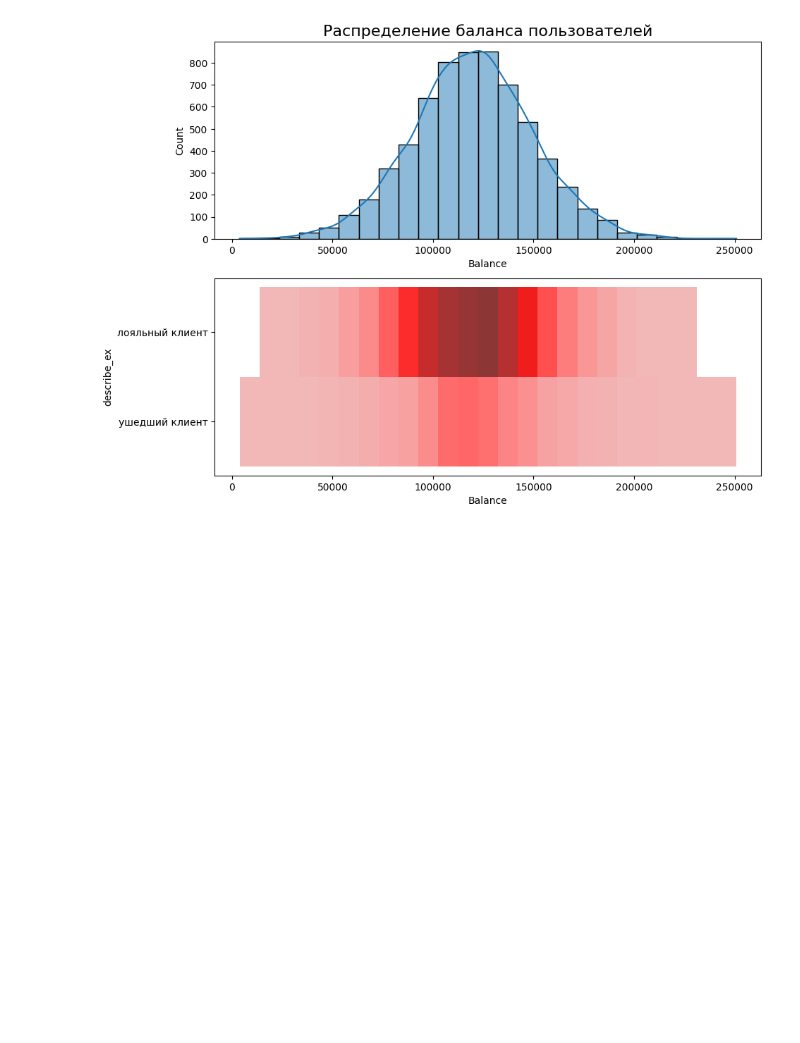
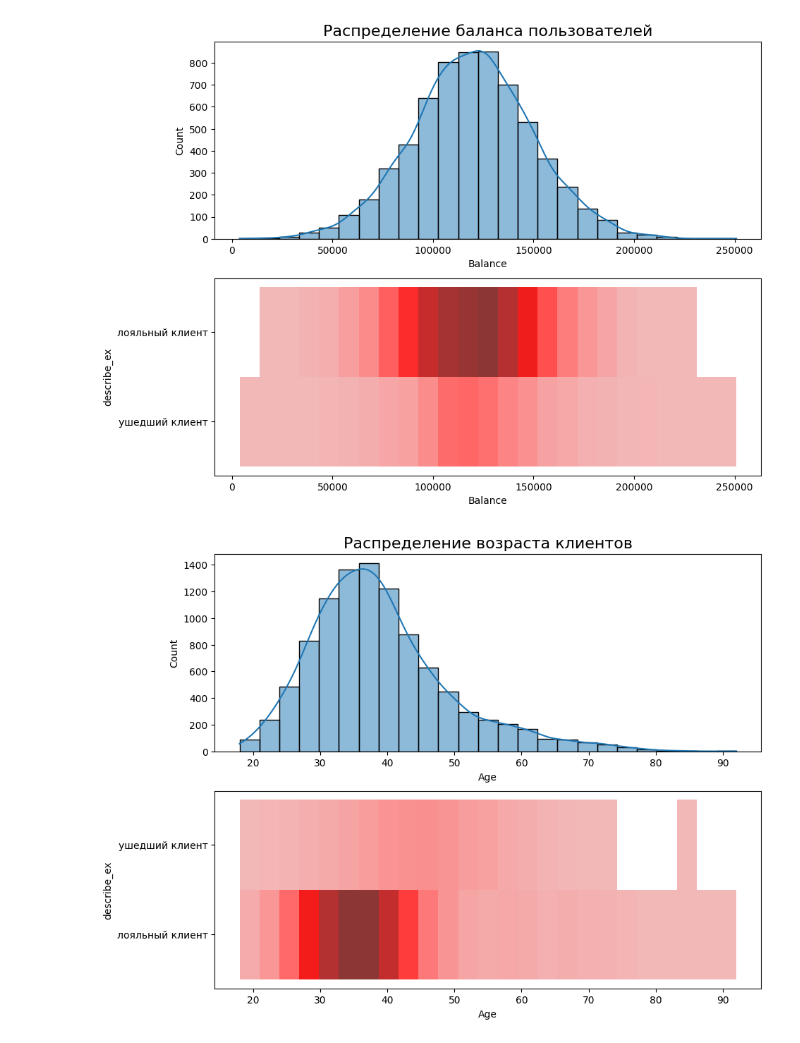
Before and after one commit to AntonYurkovskiy/sf_data_science, a Jupyter notebook: Skillfactory/PYTHON-13. Визуализация данных/практика.ipynb, the cells around one changed output. Saved outputs shown, nothing was run; the diff lists cells and outputs as text; code cells hidden in the pictures; blank space fills up the shorter version.

```diff
--- a/Skillfactory/PYTHON-13. Визуализация данных/практика.ipynb
+++ b/Skillfactory/PYTHON-13. Визуализация данных/практика.ipynb
@@ -98,7 +98,26 @@ sns.histplot(
 # %%
 # 9.4. Посмотрите на распределение возраста в разрезе признака оттока.    "Коробчатая"
 # В какой группе больше потенциальных выбросов?
 # На какую возрастную категорию клиентов стоит обратить внимание банку?
+fig, axes = plt.subplots(nrows=2, ncols=1, figsize=(10, 8))
+sns.histplot(
+    data=churn_data,
+    x='Age',
+    bins=25,
+    kde=True,
+    ax=axes[0]
+);
+axes[0].set_title('Распределение возраста клиентов', fontsize=16)
+sns.histplot(
+    data=churn_data,
+    x='Age',
+    y='describe_ex',
+    bins=25,
+    color='red',
+    ax=axes[1]
+);
+# %% [output]
+[figure, added]
 # %%
 # 9.5. Постройте график, который показывает
 # взаимосвязь кредитного рейтинга клиента и его предполагаемой зарплаты.
```
Also changed, not shown: parts of 12 cells of this notebook, 3 other files.
